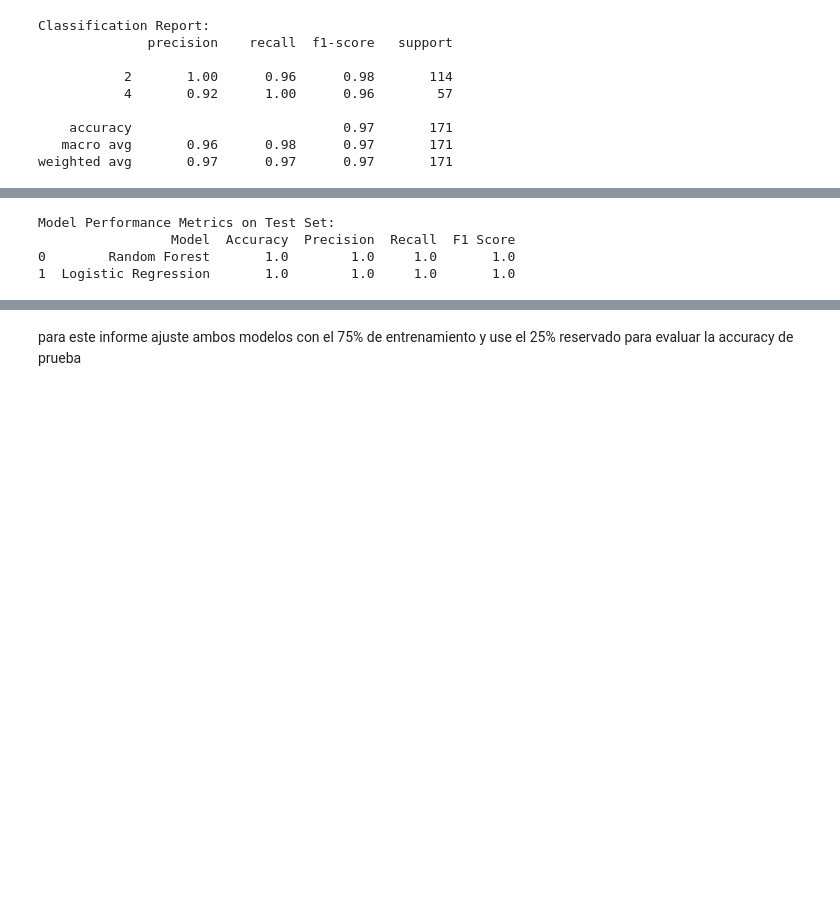
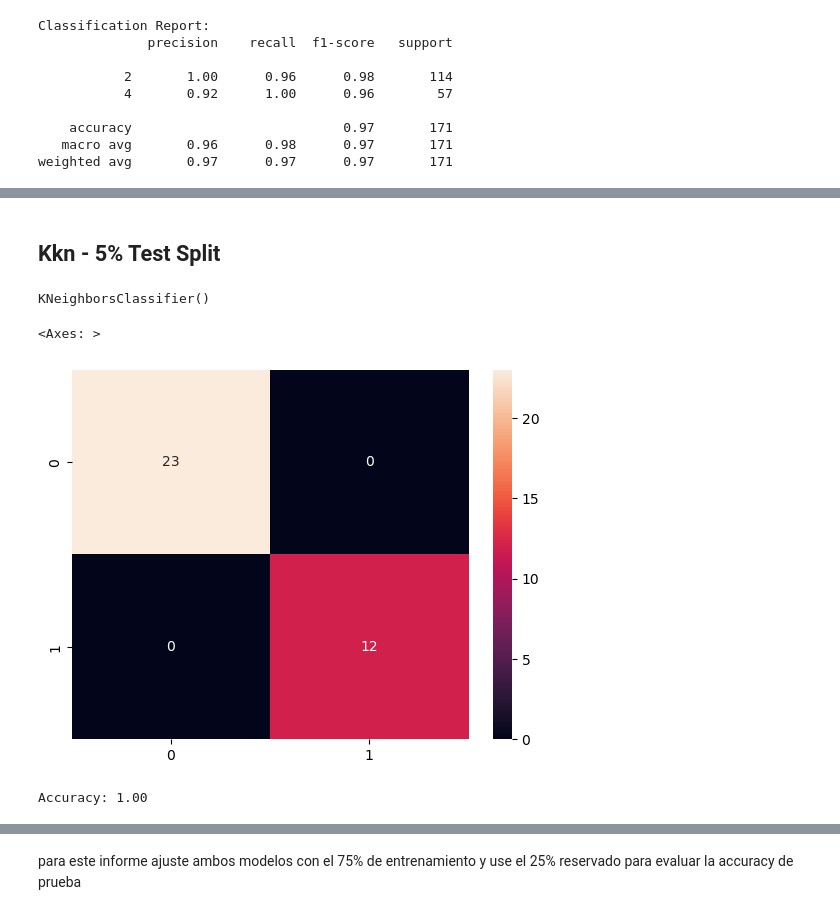
Before and after one commit to 2026491-max/Machine-Learning, a Jupyter notebook: Machine_Learning.ipynb, the cells around one changed output, grey strips where cells are left out. Saved outputs shown, nothing was run; the diff lists cells and outputs as text; code cells hidden in the pictures; blank space fills up the shorter version.

```diff
--- a/Machine_Learning.ipynb
+++ b/Machine_Learning.ipynb
@@ -878,10 +614,34 @@ for name, classifier in classifiers.items():
-# %%
-# Convert results to DataFrame for easy viewing
-results_df = pd.DataFrame(results, columns=["Model", "Accuracy", "Precision", "Recall", "F1 Score"])
-print("Model Performance Metrics on Test Set:")
-print(results_df)
-# %% [output]
-Model Performance Metrics on Test Set:
-                 Model  Accuracy  Precision  Recall  F1 Score
-0        Random Forest       1.0        1.0     1.0       1.0
-1  Logistic Regression       1.0        1.0     1.0       1.0
+# %% [markdown]
+## Kkn - 5% Test Split
+# %%
+from sklearn.model_selection import train_test_split
+X_train, X_test, y_train, y_test =train_test_split(X,y,test_size= 0.05, random_state=5)
+# %%
+from sklearn.neighbors import KNeighborsClassifier
+kNN = KNeighborsClassifier(n_neighbors=5, metric="minkowski", p=2)
+kNN.fit(X_train,y_train)
+# %% [output]
+KNeighborsClassifier()
+# %%
+from sklearn.metrics import confusion_matrix
+import seaborn as sns
+
+# Call a method predict by using an object classifier 'cls_svm'
+y_predict = kNN.predict(X_test)
+
+# Calculate cm by calling a method named as 'confusion_matrix'
+cm = confusion_matrix(y_test, y_predict)
+
+# Call a method heatmap() to plot confusion matrix
+sns.heatmap(cm, annot = True)
+# %% [output]
+<Axes: >
+[figure, added]
+# %%
+#Import scikit-learn metrics module for accuracy calculation
+from sklearn import metrics
+
+# Model Accuracy, how often is the classifier correct?
+print( "Accuracy: {:.2f}".format(metrics.accuracy_score(y_test, y_predict)) )
+# %% [output]
+Accuracy: 1.00
```
Also changed, not shown: parts of 94 cells of this notebook, 1 other file.
